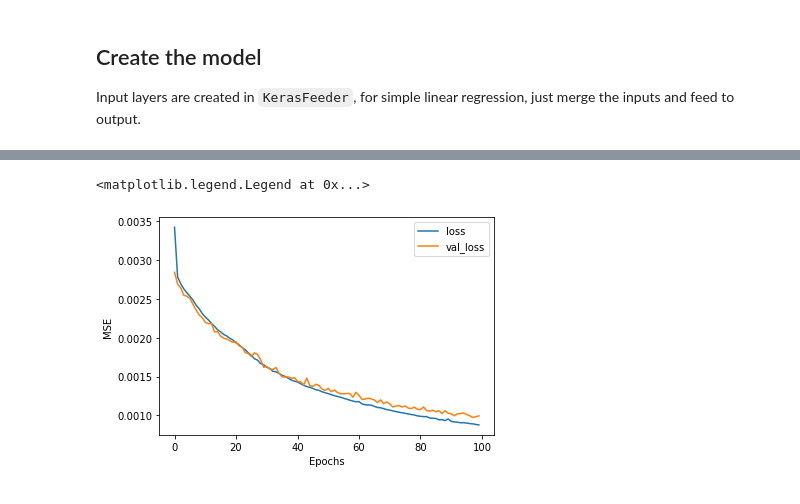
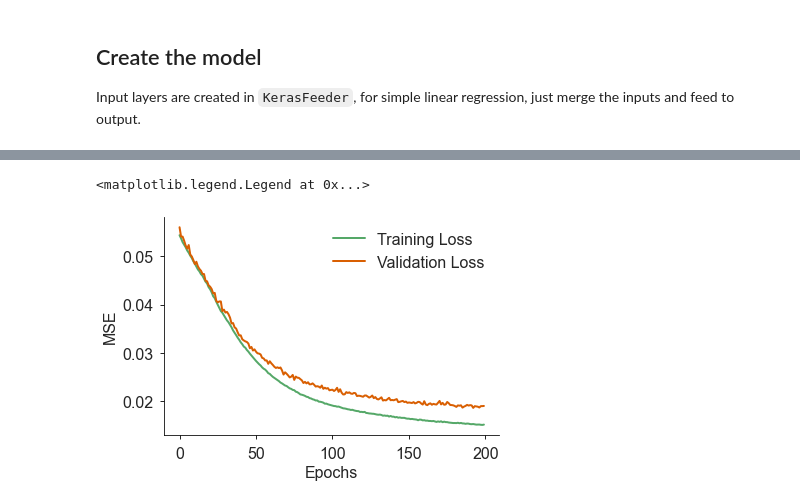
Before and after one commit to timothyas/mlcdc, a Jupyter notebook: notebooks/surface_feedforward_regression.ipynb, the cells around one changed output, grey strips where cells are left out. Drawn from its saved outputs; the diff is of its cells as text; code cells hidden in the pictures.

```diff
--- a/notebooks/surface_feedforward_regression.ipynb
+++ b/notebooks/surface_feedforward_regression.ipynb
@@ -15,3 +15,5 @@ from mlcdc import SurfaceFeeder
+# %%
+plt.style.use('./mlcdc.mplstyle')
 # %%
 ds = xr.open_zarr('../data/tcorr.predictors0.10lon.10lat.-1alev.-1olev.-1member.zarr')
 ds['log10_atm_tprcp'] = np.log10(ds.atm_tprcp)
@@ -199,8 +192,9 @@ def make_model(xkf, regularizer=keras.regularizers.L2, regularization=1e-6,
         optimizer=keras.optimizers.Adam(
             learning_rate=learning_rate,
         ),
-        loss=keras.losses.Huber(delta=1),
+        #loss=keras.losses.Huber(delta=1),
         #loss=keras.losses.MeanSquaredError(),
+        loss=keras.losses.MeanAbsoluteError(),
     )
     return model
 # %%
@@ -240,7 +237,7 @@ ________________________________________________________________________________
 history = model.fit(
     x=kf.x_training,
     y=kf.labels['training'].values,
-    epochs=100,
+    epochs=200,
     batch_size=128,
     validation_split=0.2,
     verbose=False,
@@ -251,12 +248,13 @@ Wall time: 1min 45s
 # %%
 fig,ax=plt.subplots()
-for key in ['loss','val_loss']:
-    ax.plot(history.history[key],label=key)
+for key, label in zip(['loss','val_loss'],
+                      ['Training Loss', 'Validation Loss']):
+    ax.plot(history.history[key],label=label)
 ax.set(xlabel='Epochs', ylabel='MSE')
 ax.legend()
 # %% [output]
 <matplotlib.legend.Legend at 0x...>
-[figure, old version]
+[figure, new version]
 # %%
 prediction = model.predict(kf.x_testing)
 xpred = xr.DataArray(prediction.squeeze(),coords=kf.labels['testing'].coords, dims=kf.labels['testing'].dims)
```
Also changed, not shown: parts of 18 cells of this notebook, 13 other files.
